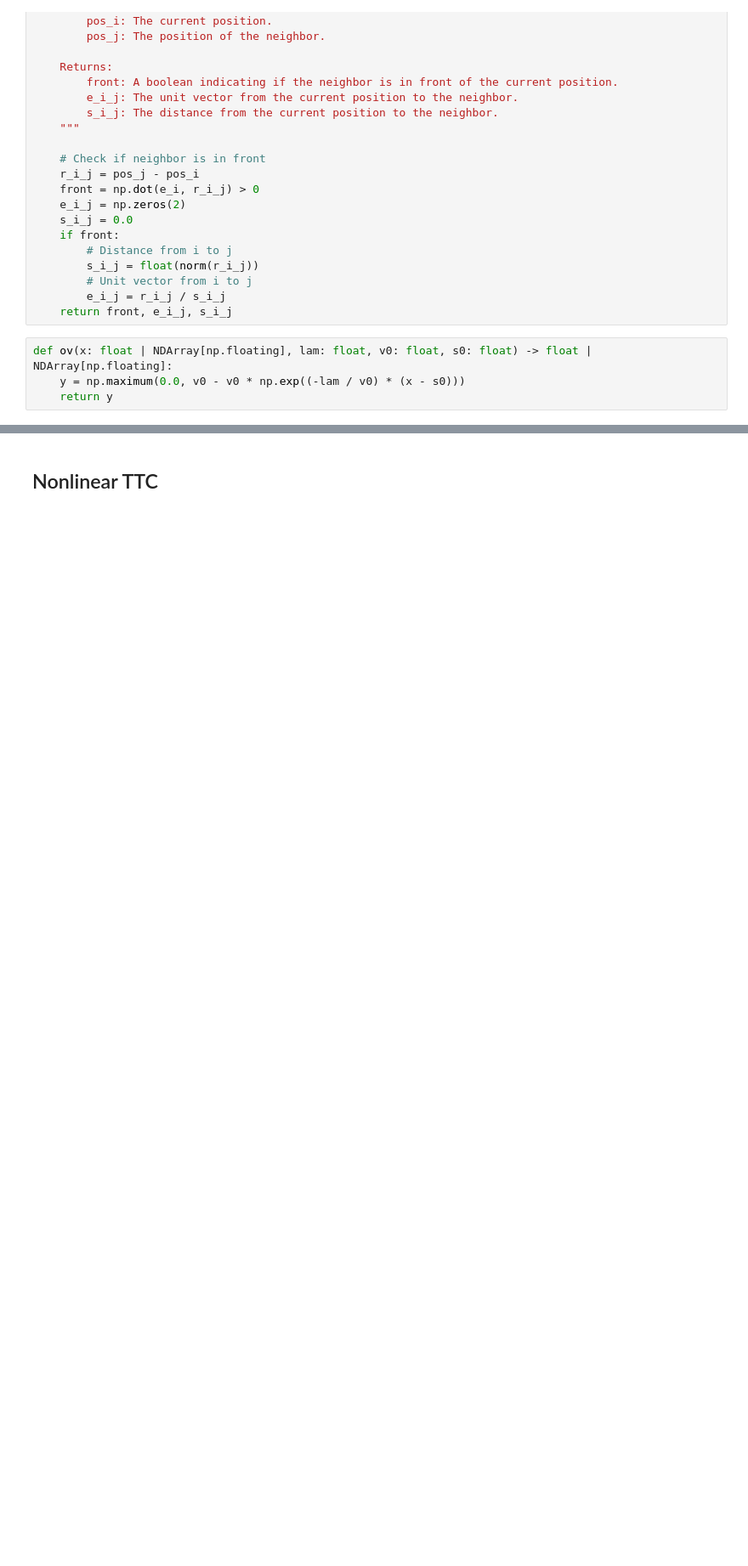
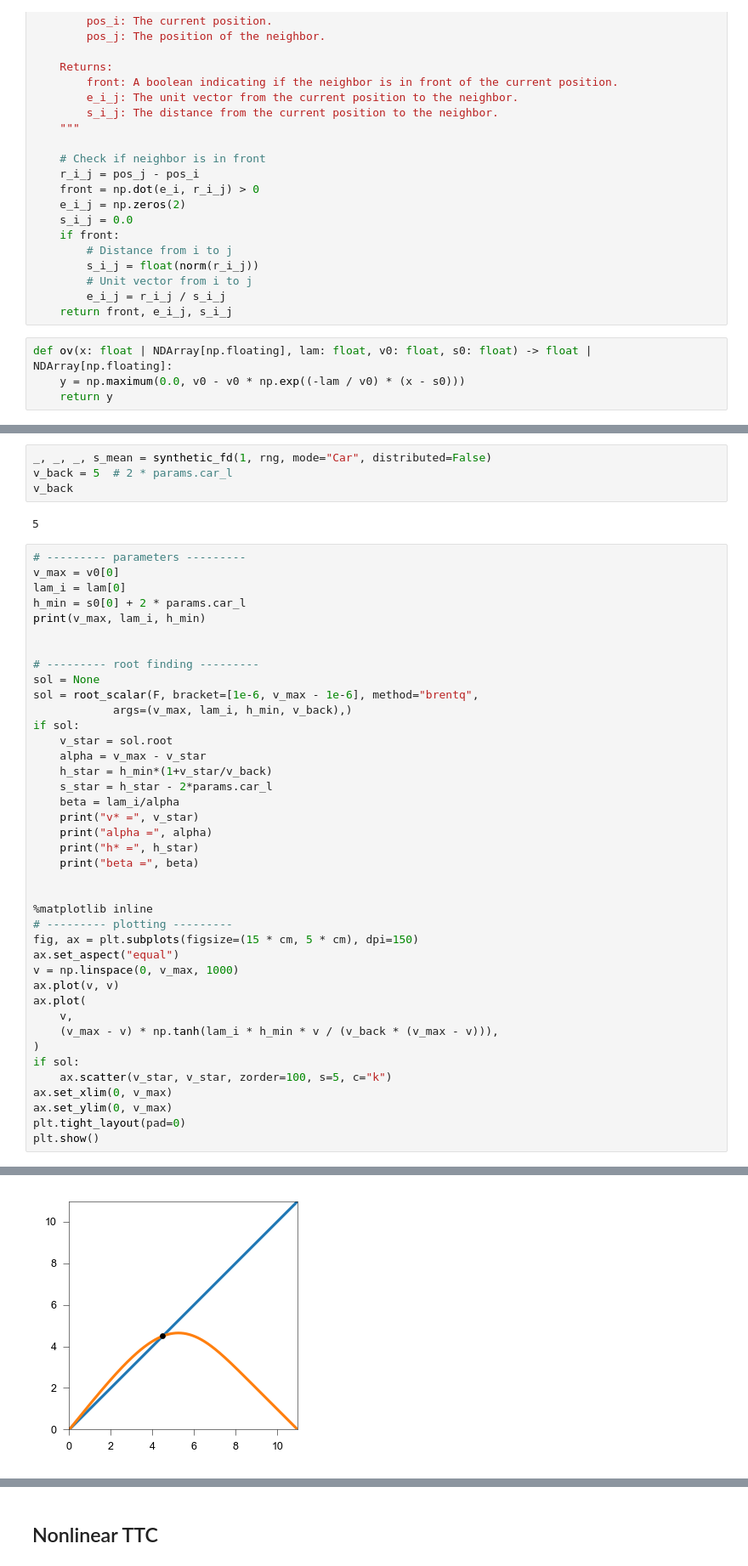
Before and after one commit to EPFL-ENAC/LUTS-pneuma-simulator, a Jupyter notebook: notebooks/simulator.ipynb, the cells around one changed output, grey strips where cells are left out. Shown at 85% size. Saved outputs shown, nothing was run; the diff lists cells and outputs as text; blank space fills up the shorter version.

```diff
--- a/notebooks/simulator.ipynb
+++ b/notebooks/simulator.ipynb
@@ -1446,0 +1466,47 @@ plt.show()
+# %%
+_, _, _, s_mean = synthetic_fd(1, rng, mode="Car", distributed=False)
+v_back = 5  # 2 * params.car_l
+v_back
+# %% [output]
+5
+# %%
+# --------- parameters ---------
+v_max = v0[0]
+lam_i = lam[0]
+h_min = s0[0] + 2 * params.car_l
+print(v_max, lam_i, h_min)
+
+
+# --------- root finding ---------
+sol = None
+sol = root_scalar(F, bracket=[1e-6, v_max - 1e-6], method="brentq",
+            args=(v_max, lam_i, h_min, v_back),)
+if sol:
+    v_star = sol.root
+    alpha = v_max - v_star
+    h_star = h_min*(1+v_star/v_back)
+    s_star = h_star - 2*params.car_l
+    beta = lam_i/alpha
+    print("v* =", v_star)
+    print("alpha =", alpha)
+    print("h* =", h_star)
+    print("beta =", beta)
+
+
+%matplotlib inline
+# --------- plotting ---------
+fig, ax = plt.subplots(figsize=(15 * cm, 5 * cm), dpi=150)
+ax.set_aspect("equal")
+v = np.linspace(0, v_max, 1000)
+ax.plot(v, v)
+ax.plot(
+    v,
+    (v_max - v) * np.tanh(lam_i * h_min * v / (v_back * (v_max - v))),
+)
+if sol:
+    ax.scatter(v_star, v_star, zorder=100, s=5, c="k")
+ax.set_xlim(0, v_max)
+ax.set_ylim(0, v_max)
+plt.tight_layout(pad=0)
+plt.show()
+# %% [output]
@@ -1446,0 +1518 @@ plt.show()
+[figure, added]
```
Also changed, not shown: parts of 15 cells of this notebook.
